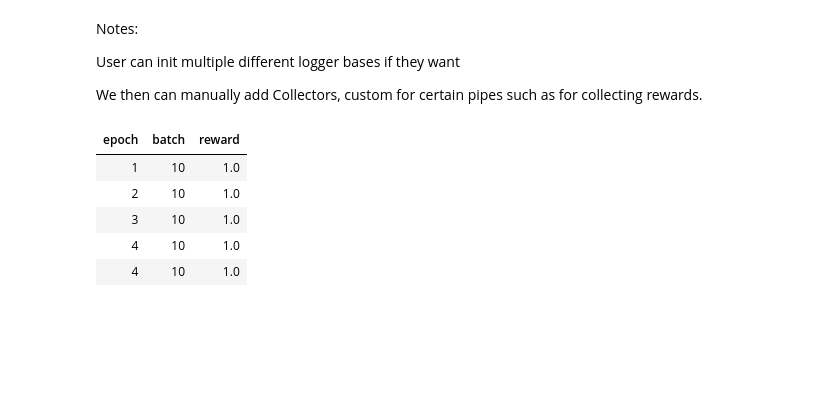
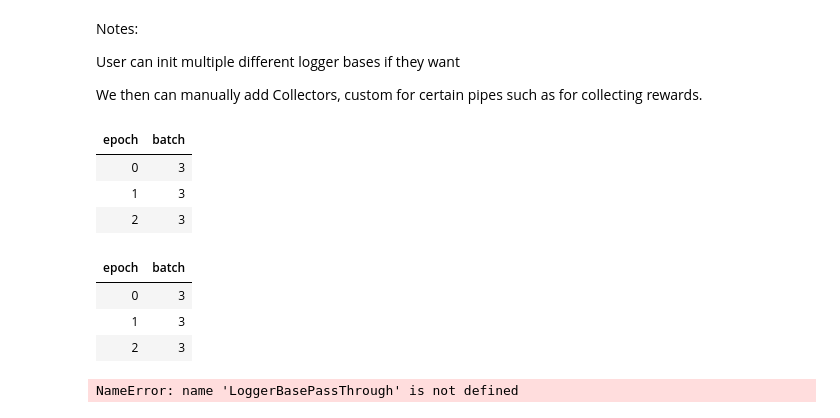
Before and after one commit to josiahls/fastrl, a Jupyter notebook: nbs/05_Logging/09a_loggers.core.ipynb, the cells around one changed output. Saved outputs shown, nothing was run; the diff lists cells and outputs as text; code cells hidden in the pictures; blank space fills up the shorter version.

```diff
--- a/nbs/05_Logging/09a_loggers.core.ipynb
+++ b/nbs/05_Logging/09a_loggers.core.ipynb
@@ -147,7 +155,7 @@ data_collected = list(collector)
 test_eq(data_collected, [1, 2, 3, 4])
 
 # Check if logger_base has received records
-records = logger_base.buffer
+all_records = logger_base.buffer
 
 # Check if titles and values are recorded correctly
 expected_records = [
@@ -161,7 +169,7 @@ expected_records = [
     Record(name=None, value=4)
 ]
 
-test_eq(records, expected_records)
+test_eq(all_records, expected_records)
 # %% [markdown]
 Notes:
 
@@ -170,7 +178,7 @@ User can init multiple different logger bases if they want
 We then can manually add Collectors, custom for certain pipes such as for collecting rewards.
 # %%
 #|export
-class EpocherCollector(dp.iter.IterDataPipe,LogCollector):
+class EpochCollector(dp.iter.IterDataPipe,LogCollector):
     debug:bool=False
     title:str='epoch'
 
@@ -188,14 +196,18 @@ class EpocherCollector(dp.iter.IterDataPipe,LogCollector):
         self.epoch = 0
 
     def __iter__(self):
+        if self.main_buffers is None:
+            yield self.enqueue_title()
         for i in range(self.epochs):
             self.reset()
             self.epoch = i
-            self.enqueue_value(self.epoch)
             yield from self.source_datapipe
+            record = self.enqueue_value(self.epoch)
+            if self.main_buffers is None:
+                yield record
 
 add_docs(
-EpocherCollector,
+EpochCollector,
 """Tracks the number of epochs that the pipeline is currently on.""",
 reset="Grabs buffers from all logger bases in the pipeline."
 )
@@ -219,7 +231,7 @@ source_datapipe = source_datapipe.concat(logger1,logger2)
 
 # Create an EpocherCollector with 3 epochs and two loggers
 epochs = 3
-collector = EpocherCollector(source_datapipe=source_datapipe, epochs=epochs)
+collector = EpochCollector(source_datapipe=source_datapipe, epochs=epochs)
 collector.main_buffers = [logger1.buffer, logger2.buffer]
 
 # Define a function to collect data from the collector
@@ -237,7 +249,7 @@ test_eq([record.value for record in logger1.buffer], list(range(epochs)))
 test_eq([record.value for record in logger2.buffer], list(range(epochs)))
 # %%
 #|export
-class BatchCollector(LogCollector):
+class BatchCollector(dp.iter.IterDataPipe, LogCollector):
     title:str='batch'
 
     def __init__(self,
@@ -266,11 +278,15 @@ class BatchCollector(LogCollector):
 
     def __iter__(self):
         self.batch = 0
-        for batch,record in enumerate(self.source_datapipe):
-            yield record
-            if type(record)!=Record:
+        if self.main_buffers is None:
+            yield self.enqueue_title()
+        for data in self.source_datapipe:
+            yield data
+            if type(data)!=Record:
+                record = self.enqueue_value(self.batch)
                 self.batch += 1
-                self.enqueue_value(self.batch)
+                if self.main_buffers is None:
+                    yield record
             if self.batch>=self.batches:
                 break
 
@@ -402,11 +419,13 @@ class ProgressBarLogger(LoggerBase):
 # %%
-epoch_pipe = dp.iter.IterableWrapper(range(10, 100))
-batch_pipe = dp.iter.IterableWrapper(range(10, 100))
-
-pbl = ProgressBarLogger(source_datapipe=None, epoch_on_pipe=epoch_pipe, batch_on_pipe=batch_pipe)
-
-test_eq(pbl.epoch_on_pipe, epoch_pipe)
-test_eq(pbl.batch_on_pipe, batch_pipe)
-test_eq(pbl.attached_collectors, None)
+pipe = dp.iter.IterableWrapper(list(range(4)))
+pipe = BatchCollector(pipe,batches=4)
+pipe = EpochCollector(pipe,epochs=3)
+pipe = ProgressBarLogger(source_datapipe=pipe)
+list(pipe);
+# %% [output]
+| epoch | batch |
+| 0 | 3 |
+| 1 | 3 |
+| 2 | 3 |
 # %%
 #|export
@@ -425,3 +453,15 @@ class RewardCollector(LogCollector):
+# %%
+pipe = dp.iter.IterableWrapper([SimpleStep(reward=torch.ones(1)) for _ in range(5)])
+pipe = BatchCollector(pipe,batches=4)
+pipe = EpochCollector(pipe,epochs=3)
+pipe = RewardCollector(pipe)
+pipe = ProgressBarLogger(source_datapipe=pipe)
+list(pipe);
+# %% [output]
+| epoch | batch |
+| 0 | 3 |
+| 1 | 3 |
+| 2 | 3 |
 # %%
 #|export
 class EpisodeCollector(LogCollector):
@@ -507,7 +547,7 @@ import gymnasium as gym
 # %%
 envs = ['CartPole-v1']*10
 
-logger_base = ProgressBarLogger(batch_on_pipe=BatchCollector,epoch_on_pipe=EpocherCollector)
+logger_base = ProgressBarLogger(batch_on_pipe=BatchCollector,epoch_on_pipe=EpochCollector)
 
 pipe = dp.iter.IterableWrapper(envs)
 pipe = pipe.map(gym.make)
@@ -523,17 +563,12 @@ pipe = pipe.header(limit=10)
 
 
 pipe = BatchCollector(pipe,batch_on_pipe=dp.iter.Header)
-pipe = EpocherCollector(pipe,epochs=5)
+pipe = EpochCollector(pipe,epochs=5)
 pipe = logger_base.connect_source_datapipe(pipe)
 # Turn off the seed so that some envs end before others...
 steps = list(pipe)
 # %% [output]
-| epoch | batch | reward |
-| 1 | 10 | 1.0 |
-| 2 | 10 | 1.0 |
-| 3 | 10 | 1.0 |
-| 4 | 10 | 1.0 |
-| 4 | 10 | 1.0 |
+NameError: name 'LoggerBasePassThrough' is not defined
 # %%
 # dl = DataLoader2(
 #     pipe,
```
Also changed, not shown: parts of 10 cells of this notebook, 6 other files.
